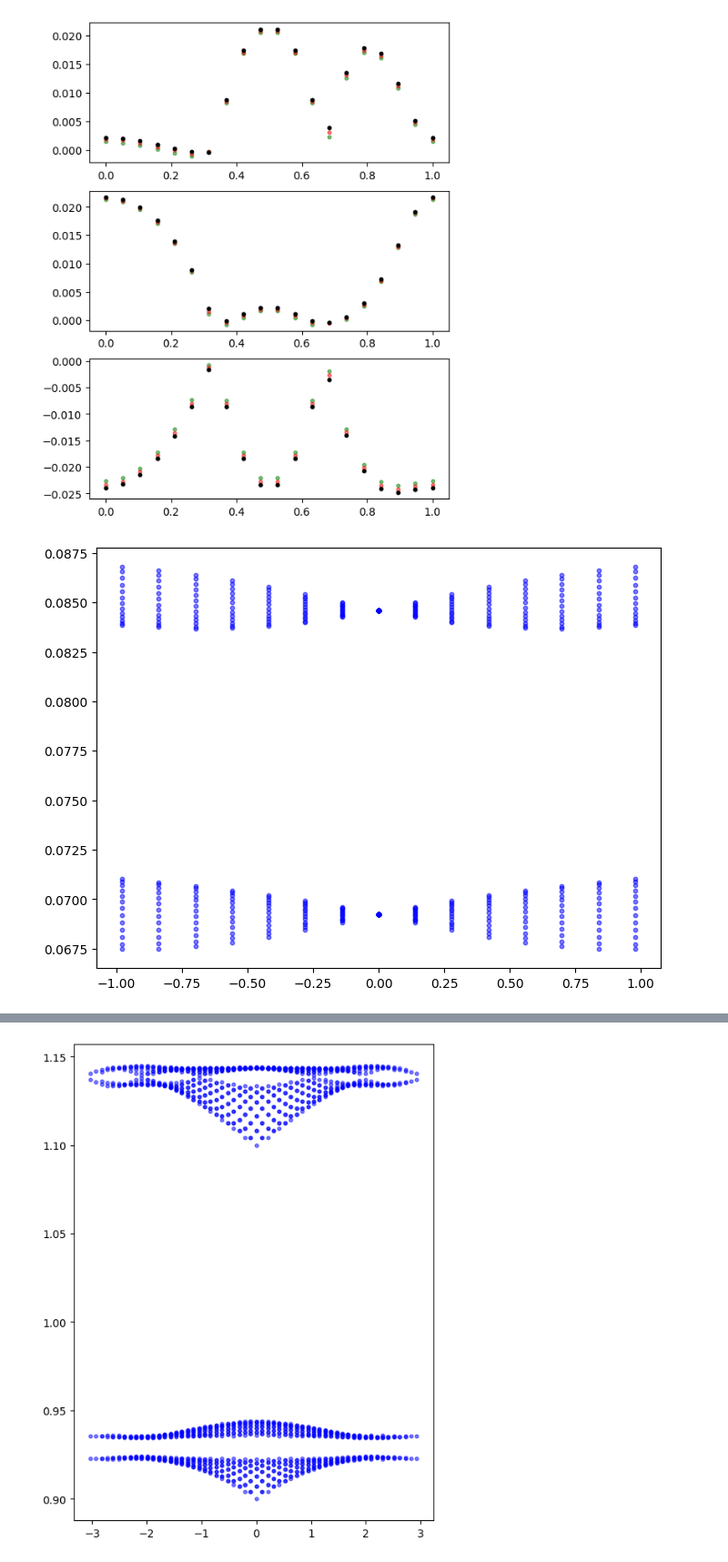
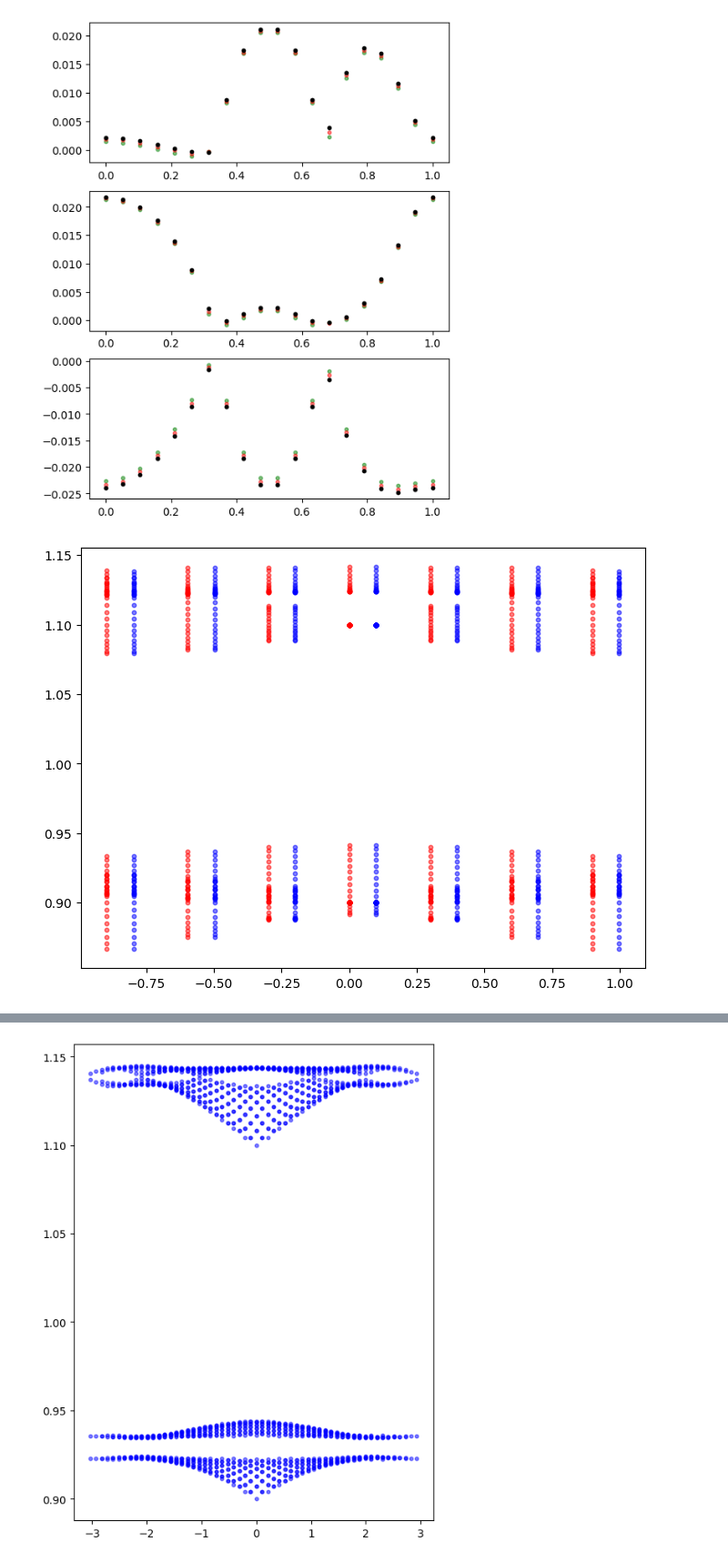
Before and after one commit to ChriGomm/master, a Jupyter notebook: numerics/dip_dip.ipynb, the cells around one changed output, grey strips where cells are left out. Shown at 91% size. Saved outputs shown, nothing was run; the diff lists cells and outputs as text; code cells hidden in the pictures.

Commit message:
implemented and tested cylindric BC

```diff
--- a/numerics/dip_dip.ipynb
+++ b/numerics/dip_dip.ipynb
@@ -1133,26 +1242,31 @@ for i in range(eigvals2.shape[0]):
 [figure]
 # %%
 # import os
+
+t = np.linspace(0, 1,40)
 def wrap_kloop(i,grid_size,*cut):
     k = k_course(t[i])
-    # dmat1 = Hamiltonian(k,bare_interaction_coulomb,no_onsite_interaction,grid_size)
-    dmat1 = extended_ABgrid_mat(k,bare_interaction_coulomb,no_onsite_interaction,grid_size,*cut)
+    dmat = D_mat(k,bare_interaction_coulomb,no_onsite_interaction,grid_size,*cut)
+    # dmat1 = extended_ABgrid_mat(k,bare_interaction_coulomb,no_onsite_interaction,grid_size,*cut)
     # if np.any(np.abs(dmat-np.conjugate(dmat).T)>1e-5):
     #     print(dmat-np.conjugate(dmat).T)
     # dmat1 = np.zeros((3,3),dtype=complex)
     # for h in range(3):
     #     for l in range(3):
     #         dmat1[h,l] = dmat[h,l]+ dmat[h+3,l] +dmat[h,l+3] + dmat[h+3,l+3]
-    eigvals1, eigvecs1 = np.linalg.eig(dmat1)
-    return eigvals1
+    # eigvals1, eigvecs1 = np.linalg.eig(dmat1)
+    # return eigvals1
+    return np.array([dmat[0,0],dmat[1,1]])#np.diag(dmat)#
 # os.makedirs('coulomb_eig_comparison',exist_ok=True)
-# fig, ax = plt.subplots(3,1,figsize=(6, 8))
-eigvals2 = parallel_for([len(t)],wrap_kloop,5).astype(np.complex64)
+fig, ax = plt.subplots(1,1,figsize=(6, 8))
+eigvals2 = parallel_for([len(t)],wrap_kloop,100).astype(np.complex64)
 # eigvals3 = parallel_for([len(t)],wrap_kloop,13).astype(np.complex64)
 # # eigenvals2 = parallel_for([len(t)])
 # eigvals4 = parallel_for([len(t)],wrap_kloop,17).astype(np.complex64)
 # for i in range(eigvals2.shape[0]): # /np.max(np.real(eigs[i]))*np.max(np.real(eigvals2[i])),
 #     for j in range(eigvals2.shape[1]):
+for i in range(len(t)):
+    ax.scatter(k_course(t[i])[0]*np.ones(2),eigvals2[i,:],color='blue')
 #         ax[j].scatter(t[i],eigvals2[i,j],color='green', s=10, alpha=0.5)
 #         ax[j].scatter(t[i],eigvals3[i,j],color='red', s=10, alpha=0.5)
 #         ax[j].scatter(t[i],eigvals4[i,j],color='0',s=10)
@@ -1175,34 +1291,56 @@ plt.show()
 # %% [output]
 [figure]
 # %%
+# test cylindric Dmat vs extended grid cylindric Dmat
 k1 = 2*np.pi/3*np.array([1,-np.sqrt(3),0])
 
 
 fig, ax = plt.subplots(figsize=(8, 6))
+k_size = 7
+grid_size = 15
 
 
 
-k_index = np.arange(-grid_size//2,grid_size//2)/grid_size
-eigenvals = np.zeros((6,grid_size,grid_size))
-eigenvals2 = np.zeros((3,grid_size,grid_size))
+# k_index = np.arange(-grid_size//2,grid_size//2)/grid_size
+# eigenvals = np.zeros((6,grid_size,grid_size))
+# eigenvals2 = np.zeros((3,grid_size,grid_size))
 kx = np.zeros((grid_size,grid_size))
-def wrap_kx(i,k_size,real_grid_size):
+def wrap_33(i,k_size,real_grid_size):
     k = i/k_size * k1
     dmat = extended_grid_mat_cylinder(k,bare_interaction_coulomb,bare_interaction_coulomb_onsite,real_grid_size)
     # dmat = D_mat(k,bare_interaction_coulomb,bare_interaction_coulomb_onsite,grid_size)
     eigvals, eigvecs = np.linalg.eig(dmat)
     return sorted(np.real(eigvals[:]) )
 
-k_size = 15
-grid_size = 13
+def wrap_66(i,k_size,real_grid_size):
+    k = i/k_size * k1
+    dmat = extended_ABgrid_mat_cylindric(k,bare_interaction_coulomb,bare_interaction_coulomb_onsite,real_grid_size)
+    # dmat1 = np.zeros((3*grid_size,3*grid_size),dtype=complex)
+    # for h in range(dmat1.shape[0]):
+    #     for l in range(dmat1.shape[1]):
+    #         dmat1[h,l] = dmat[h,l]+ dmat[h+3*grid_size,l] +dmat[h,l+3*grid_size] + dmat[h+3*grid_size,l+3*grid_size]
+    eigvals, eigvecs = np.linalg.eig(dmat)
+    return sorted(np.real(eigvals[:]) )
+def wrap_66_simple(i,k_size,real_grid_size):
+    k = i/k_size * k1
+    dmat = cylindric_Dmat(k,bare_interaction_coulomb,bare_interaction_coulomb_onsite,real_grid_size)
+    # dmat1 = np.zeros((3*grid_size,3*grid_size),dtype=complex)
+    # for h in range(dmat1.shape[0]):
+    #     for l in range(dmat1.shape[1]):
+    #         dmat1[h,l] = dmat[h,l]+ dmat[h+3*grid_size,l] +dmat[h,l+3*grid_size] + dmat[h+3*grid_size,l+3*grid_size]
+    eigvals, eigvecs = np.linalg.eig(dmat)
+    return sorted(np.real(eigvals[:]) )
 
 kx = np.arange(-(k_size//2),k_size//2+1)/k_size * k1[0]
 
+eigenvals = parallel_for([[-(k_size//2),k_size//2+1]],wrap_66_simple,k_size,grid_size).astype(np.complex64)
 
-eigenvals = parallel_for([[-(k_size//2),k_size//2+1]],wrap_kx,k_size,grid_size).astype(np.complex64)
+# eigenvals = parallel_for([[-(k_size//2),k_size//2+1]],wrap_33,k_size,grid_size).astype(np.complex64)
+eigenvals2 = parallel_for([[-(k_size//2),k_size//2+1]],wrap_66,k_size,grid_size).astype(np.complex64)
 
-for j in range(grid_size,3*grid_size):
-    ax.scatter(kx, eigenvals[ :, j], color='blue', s=10, alpha=0.5)
+for j in range(2*grid_size,6*grid_size):
+    ax.scatter(kx+0.1, eigenvals[ :, j], color='blue', s=10, alpha=0.5)
+    ax.scatter(kx, eigenvals2[ :, j], color='red', s=10, alpha=0.5)
 # %% [output]
-[figure, old version]
+[figure, new version]
 # %%
```
Also changed, not shown: parts of 13 cells of this notebook.
